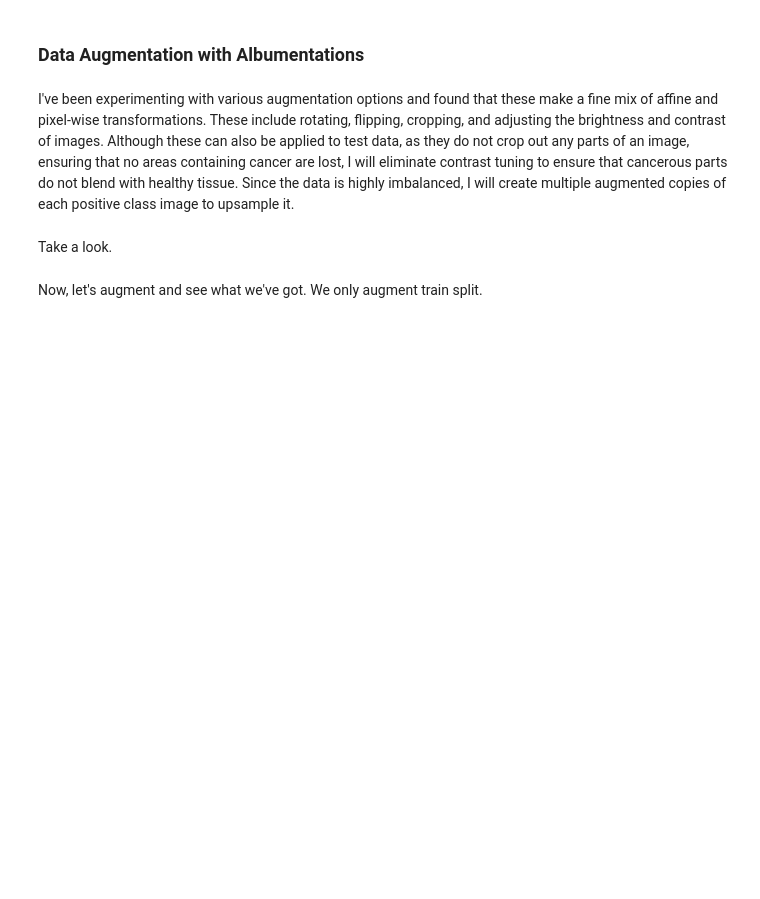
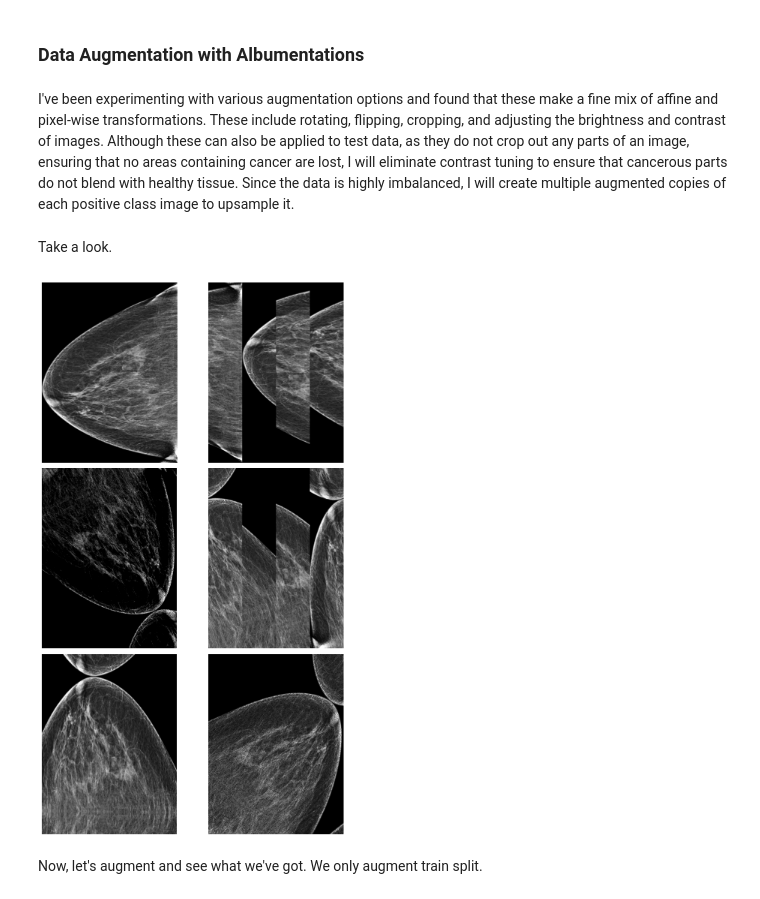
Before and after one commit to TheHeinzLol/RSNA_mammo, a Jupyter notebook: image_preparation.ipynb, the cells around one changed output. Cells and saved outputs as stored; diff of their text form; code cells hidden in the pictures; blank space fills up the shorter version.

```diff
--- a/image_preparation.ipynb
+++ b/image_preparation.ipynb
@@ -21,8 +23,8 @@ import cv2
 4) resize to 1024x768 - HxW
 5) data augmentation
 # %%
-path_dicom = '../train_images/'
-path_png = '../png_roi/'
+path_dicom = '../mammo/train_images/'
+path_png = '../mammo/png_roi/'
 images_dicom = glob.glob(path_dicom+ '*/*.dcm')
 # %% [markdown]
 ### Step 1: converting dicom to grayscale png and apply windowing
@@ -40,7 +42,11 @@ def convert_dcm_to_png_windowing(path_image: str,
         dicom = pydicom.dcmread(path_image)
 
         img = dicom.pixel_array
-        img = apply_windowing(img, dicom) #windowing itself
+
+        #JPEG2000 images will turn completely black after windowing so we will skip them for now.
+        # Not all images are significantlyaffected by windowing anyway.
+        if dicom.file_meta.TransferSyntaxUID != "1.2.840.10008.1.2.4.90":
+            img = apply_windowing(img, dicom)
 
         img = (img - img.min()) / (img.max() - img.min()) # to [0;1] scale
 
@@ -101,7 +112,7 @@ I thought that windowing might cause this, since but I checked it and there were
 images_png = glob.glob(path_png+'*/*.png')
 corrupted = set()
 for image in tqdm(images_png):
-    corrupted.append(crop_img(image, path_png))
+    corrupted.add(crop_img(image, path_png))
 # %% [markdown]
 ### Resize
 # %%
@@ -193,34 +218,37 @@ transform = A.Compose([
     A.Rotate (limit=180, interpolation=1, border_mode=4, value=None, mask_value=None, rotate_method='largest_box', crop_border=False, p=0.6),
     A.HorizontalFlip(p=0.5),
     A.VerticalFlip(p=0.5),
-    A.RandomGridShuffle (grid=(np.random.randint(1,8), np.random.randint(1,8)), p=0.25),
-    A.PixelDropout (dropout_prob=0.3, per_channel=False, drop_value=0, mask_drop_value=None, p=0.4),
+    A.RandomGridShuffle (grid=(np.random.randint(2,8), np.random.randint(2,8)), p=0.25),
+    A.PixelDropout (dropout_prob=0.2, per_channel=False, drop_value=0, mask_drop_value=None, p=0.4),
     A.RandomBrightnessContrast (brightness_limit=[-0.3,0.3], contrast_limit=[-0.2,0.2], brightness_by_max=True, p=0.4),
 
 ])
-show_augmentation(transform, images[0])
 # %% [markdown]
 Take a look.
 # %%
 def show_augmentation(transform: A,
                       image: str) -> None:
     rows = 3
     cols = 2
 
     img_orig = Image.open(image)
     img_orig = np.array(img_orig)
     img_transformed = transform(image=img_orig)['image']
 
     fig = plt.figure(figsize=(10,15))
     fig.add_subplot(rows, cols, 1)
     plt.imshow(img_orig, cmap='gray')
     plt.axis(False)
 
     for i in range(2, cols* rows +1):
         fig.add_subplot(rows, cols, i)
         plt.imshow(transform(image=img_orig)['image'], cmap='gray')
         plt.axis(False)
     plt.tight_layout()
+
+show_augmentation(transform, '../mammo/png_roi/train_images/0/1025/347069540.png')
+# %% [output]
+[figure, added]
 # %% [markdown]
 Now, let's augment and see what we've got. We only augment train split.
 # %%
```
Also changed, not shown: parts of 9 cells of this notebook.
